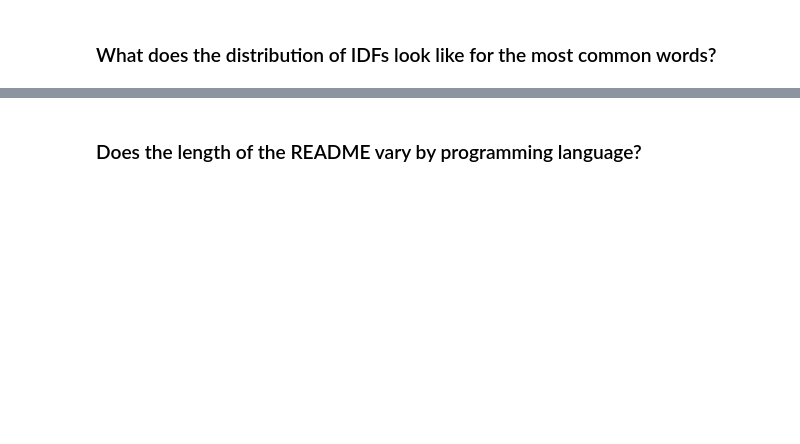
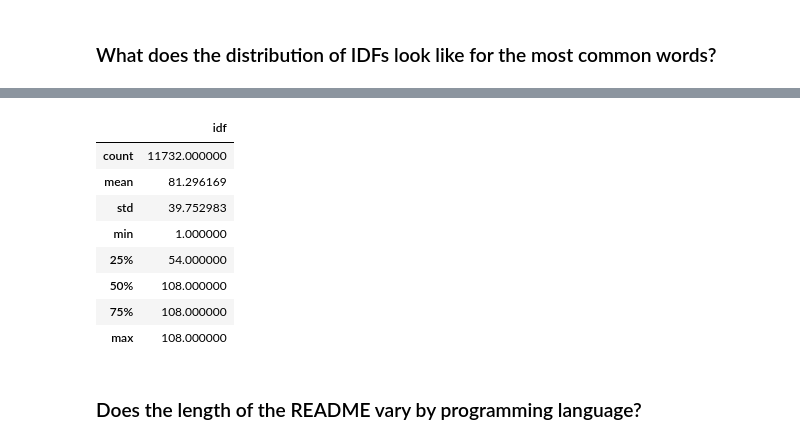
Before and after one commit to Bojado-Mays/OpenCV-NLP-Project, a Jupyter notebook: Final_Report.ipynb, the cells around one changed output, grey strips where cells are left out. Saved outputs shown, nothing was run; the diff lists cells and outputs as text; code cells hidden in the pictures; blank space fills up the shorter version.

```diff
--- a/Final_Report.ipynb
+++ b/Final_Report.ipynb
@@ -504,0 +536,13 @@ for ax in axs: ax.axis('off')
+# %%
+# Looking at some summary statistics of the idf dataframe
+idf_words.describe()
+# %% [output]
+|  | idf |
+| count | 11732.000000 |
+| mean | 81.296169 |
+| std | 39.752983 |
+| min | 1.000000 |
+| 25% | 54.000000 |
+| 50% | 108.000000 |
+| 75% | 108.000000 |
+| max | 108.000000 |
```
Also changed, not shown: parts of 10 cells of this notebook.
